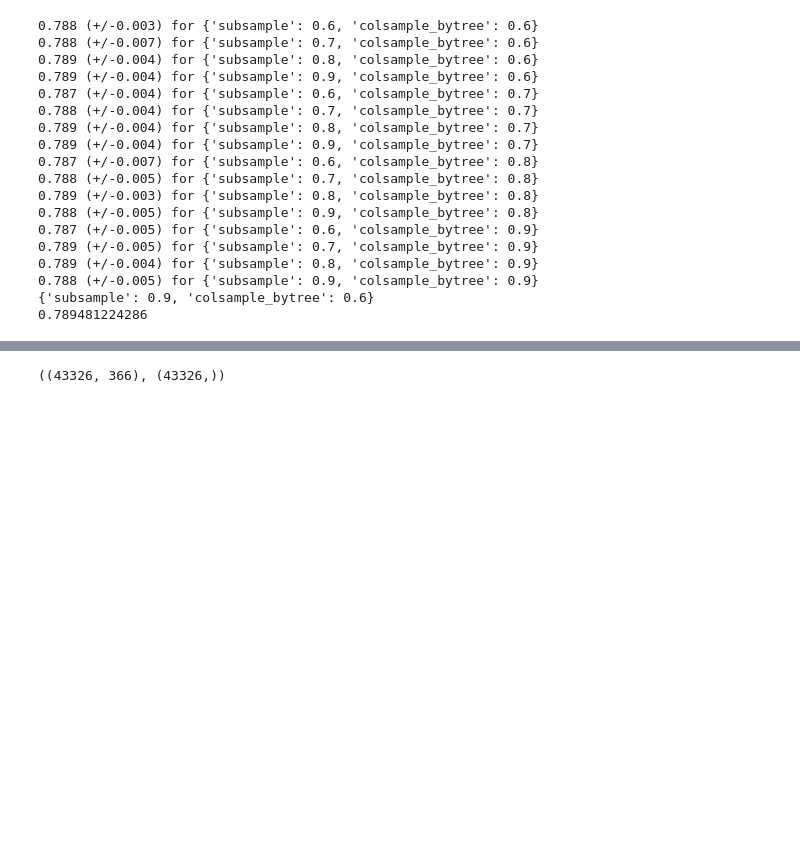
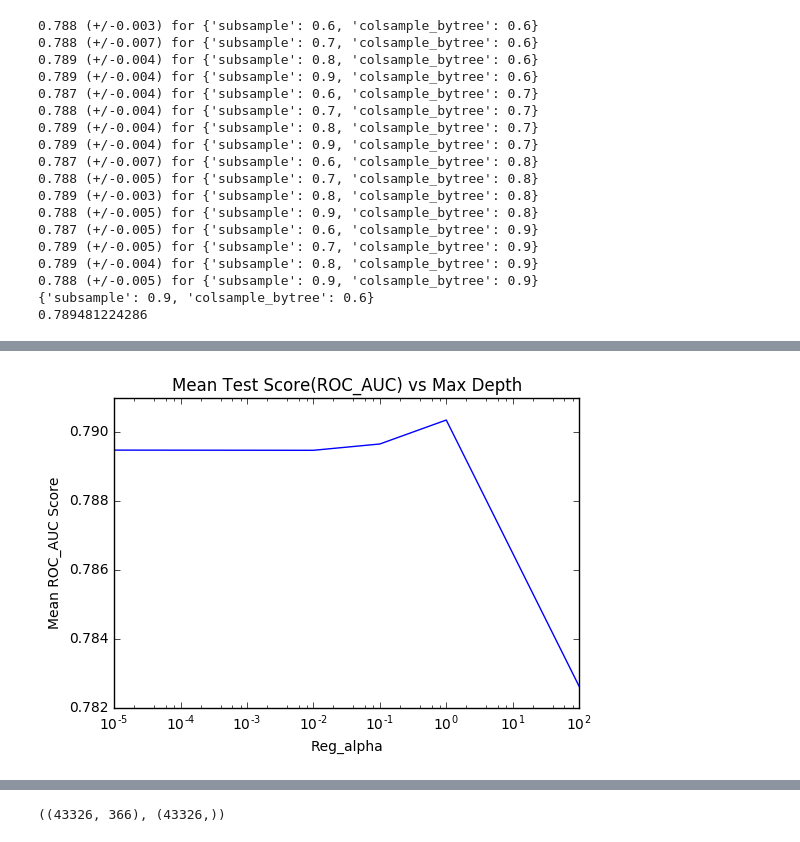
Before and after one commit to jxihong/cs155-kaggle, a Jupyter notebook: parameter_tuning.ipynb, the cells around one changed output, grey strips where cells are left out. Cells and saved outputs as stored; diff of their text form; code cells hidden in the pictures; blank space fills up the shorter version.

```diff
--- a/parameter_tuning.ipynb
+++ b/parameter_tuning.ipynb
@@ -497,5 +546,15 @@ GridSearchCV(cv=None, error_score='raise',
        param_grid={'reg_alpha': [1e-05, 0.01, 0.1, 1, 100]},
        pre_dispatch='2*n_jobs', refit=True, return_train_score=True,
        scoring='roc_auc', verbose=2)
+# %%
+xs = [1e-5, 1e-2, 0.1, 1, 100]
+ys = gsearch5.cv_results_['mean_test_score']
+plt.semilogx(xs,ys)
+plt.title("Mean Test Score(ROC_AUC) vs Max Depth")
+plt.ylabel("Mean ROC_AUC Score")
+plt.xlabel("Reg_alpha")
+plt.savefig("plots/xgb_alpha.png")
+# %% [output]
+[figure, added]
 # %%
 param_test4 = {
```
Also changed, not shown: parts of 6 cells of this notebook, 5 other files.
